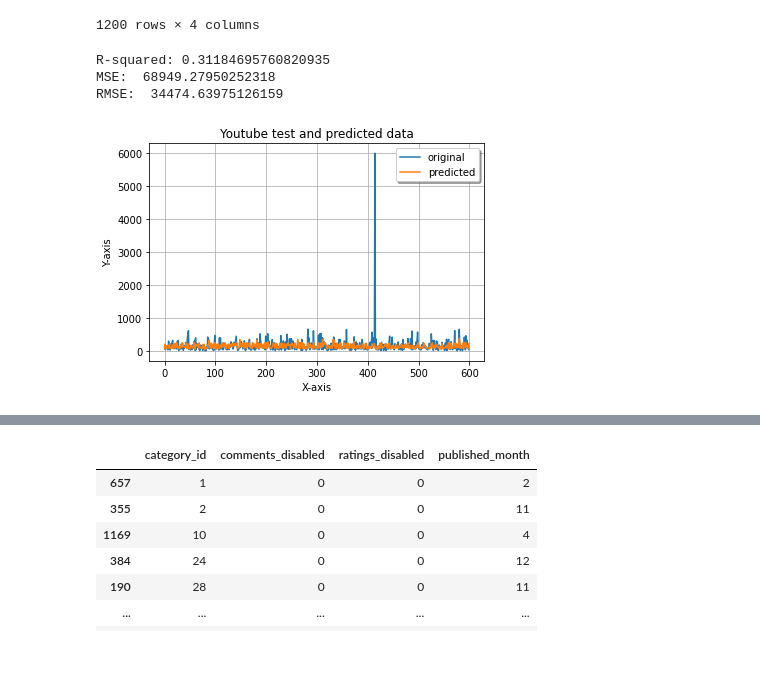
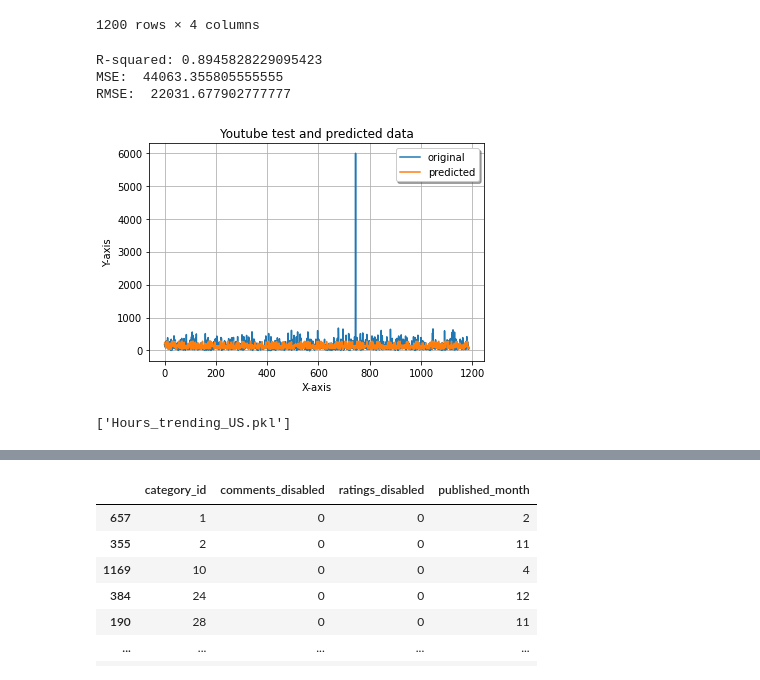
Before and after one commit to jereediv/The_Reason, a Jupyter notebook: Notebooks/BRFRegressor_hours_to_trending_US.ipynb, the cells around one changed output, grey strips where cells are left out. Cells and saved outputs as stored; diff of their text form; code cells hidden in the pictures.

```diff
--- a/Notebooks/BRFRegressor_hours_to_trending_US.ipynb
+++ b/Notebooks/BRFRegressor_hours_to_trending_US.ipynb
@@ -88,40 +88,43 @@ X
 # %%
 #Test train and split the data for use in BRFR
 # X= scale(X)
 # y= scale(y)
 
-Xtrain, Xtest, ytrain, ytest = train_test_split(X, y, test_size=0.5)
+Xtrain, Xtest, ytrain, ytest = train_test_split(X, y, test_size=0.99)
 rfr = RandomForestRegressor()
 pipe= Pipeline([('scaler', StandardScaler()), ('rfr', RandomForestRegressor())])
 
 pipe.fit(Xtrain, ytrain)
 
 score = pipe.score(Xtrain, ytrain)
 print("R-squared:", score)
 
 ypred = pipe.predict(Xtest)
 
 mse = mean_squared_error(ytest, ypred)
 print("MSE: ", mse)
 print("RMSE: ", mse*(1/2.0))
 
 x_ax = range(len(ytest))
 plt.plot(x_ax, ytest, label="original")
 plt.plot(x_ax, ypred, label="predicted")
 plt.title("Youtube test and predicted data")
 plt.xlabel('X-axis')
 plt.ylabel('Y-axis')
 plt.legend(loc='best',fancybox=True, shadow=True)
 plt.grid(True)
 plt.show()
 # %% [output]
-R-squared: 0.31184695760820935
-MSE:  68949.27950252318
-RMSE:  34474.63975126159
+R-squared: 0.8945828229095423
+MSE:  44063.355805555555
+RMSE:  22031.677902777777
-[figure, old version]
+[figure, new version]
 # %%
 # save
-filename = 'Hours_trending_US.sav'
-pickle.dump(pipe, open(filename, 'wb'))
+import joblib
+filename = 'Hours_trending_US.pkl'
+joblib.dump(pipe, filename)
+# %% [output]
+['Hours_trending_US.pkl']
 # %%
 from google.colab import files
```
Also changed, not shown: parts of 1 cell of this notebook, 9 other files.
